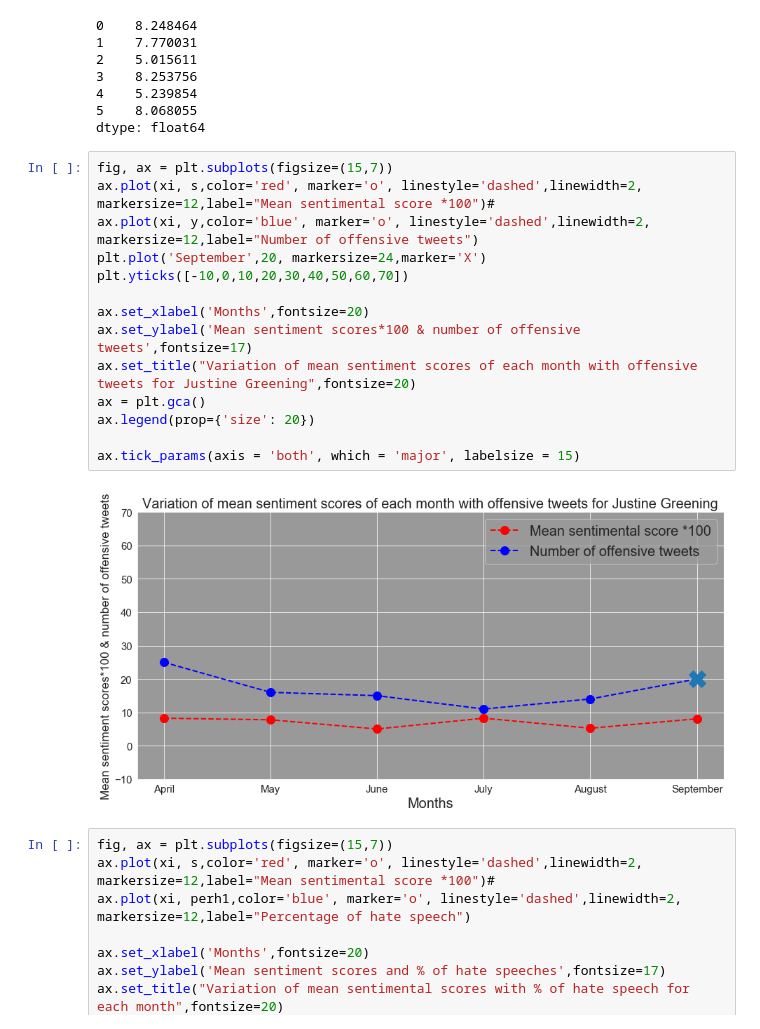
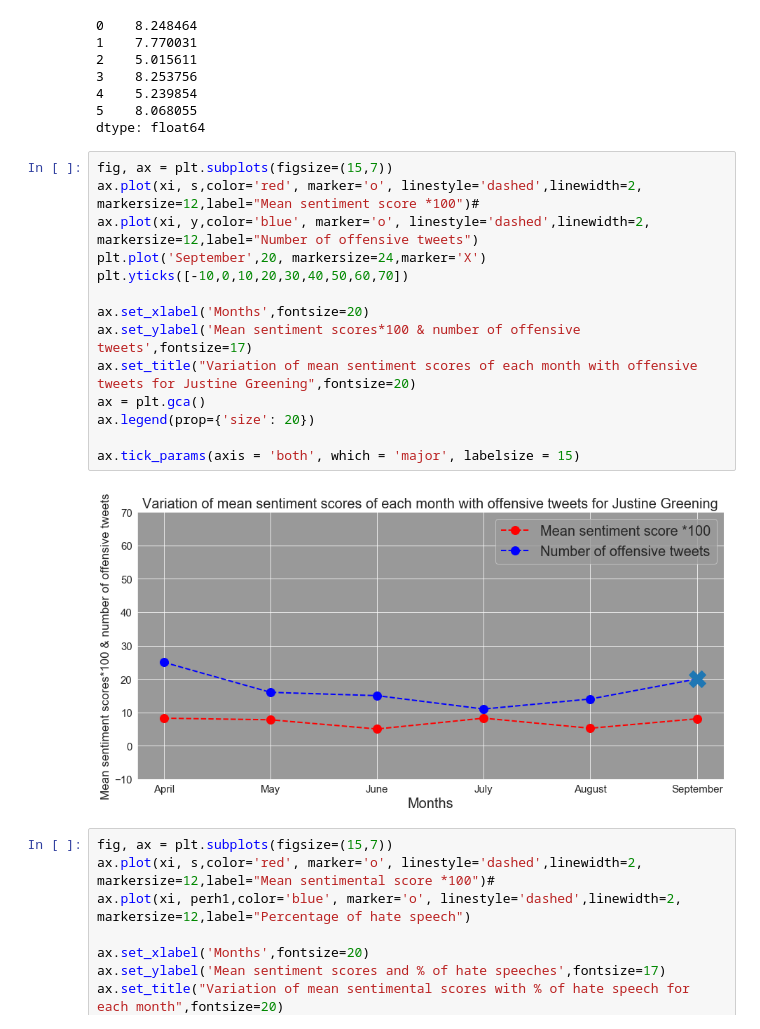
Before and after one commit to abhisheksaxena1998/hate_speech_threat_detection, a Jupyter notebook: Justine Greening.ipynb, the cells around one changed output. Drawn from its saved outputs; the diff is of its cells as text.

```diff
--- a/Justine Greening.ipynb
+++ b/Justine Greening.ipynb
@@ -408,20 +408,20 @@ s
 dtype: float64
 # %%
 fig, ax = plt.subplots(figsize=(15,7))
-ax.plot(xi, s,color='red', marker='o', linestyle='dashed',linewidth=2, markersize=12,label="Mean sentimental score *100")#
+ax.plot(xi, s,color='red', marker='o', linestyle='dashed',linewidth=2, markersize=12,label="Mean sentiment score *100")#
 ax.plot(xi, y,color='blue', marker='o', linestyle='dashed',linewidth=2, markersize=12,label="Number of offensive tweets")
 plt.plot('September',20, markersize=24,marker='X')
 plt.yticks([-10,0,10,20,30,40,50,60,70])
 
 ax.set_xlabel('Months',fontsize=20)
 ax.set_ylabel('Mean sentiment scores*100 & number of offensive tweets',fontsize=17)
 ax.set_title("Variation of mean sentiment scores of each month with offensive tweets for Justine Greening",fontsize=20)
 ax = plt.gca()
 ax.legend(prop={'size': 20})
 
 ax.tick_params(axis = 'both', which = 'major', labelsize = 15)
 # %% [output]
-[figure, old version]
+[figure, new version]
 # %%
 fig, ax = plt.subplots(figsize=(15,7))
 ax.plot(xi, s,color='red', marker='o', linestyle='dashed',linewidth=2, markersize=12,label="Mean sentimental score *100")#
```
Also changed, not shown: parts of 1 cell of this notebook, 6 other files.
